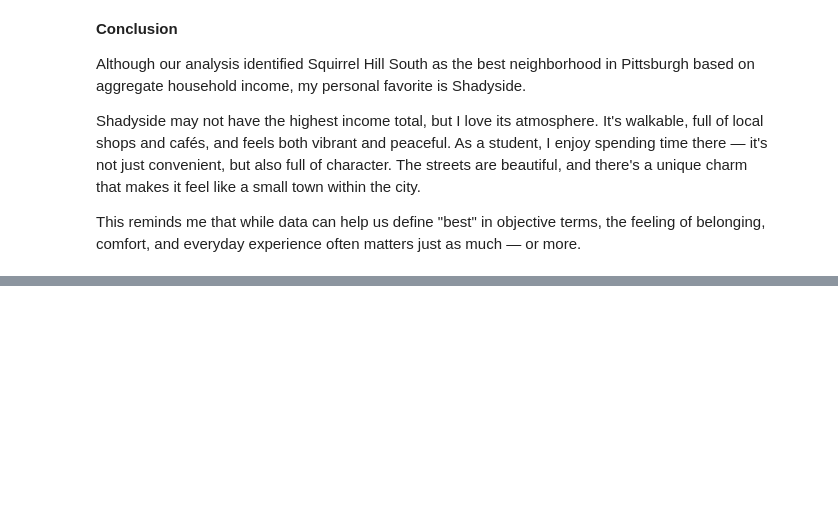
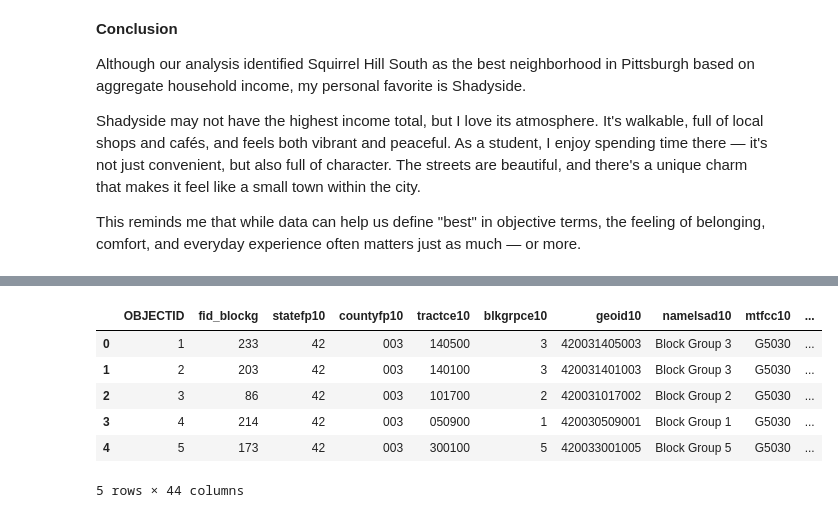
Before and after one commit to Keneth666/CMPINF-Final-Group8, a Jupyter notebook: hongyuliu_final.ipynb, the cells around one changed output, grey strips where cells are left out. Saved outputs shown, nothing was run; the diff lists cells and outputs as text; code cells hidden in the pictures; blank space fills up the shorter version.

```diff
--- a/hongyuliu_final.ipynb
+++ b/hongyuliu_final.ipynb
@@ -178,0 +192,10 @@ This reminds me that while data can help us define "best" in objective terms, th
+# %%
+merged.head()
+# %% [output]
+|  | OBJECTID | fid_blockg | statefp10 | countyfp10 | tractce10 | blkgrpce10 | geoid10 | namelsad10 | mtfcc10 | ... |
+| 0 | 1 | 233 | 42 | 003 | 140500 | 3 | 420031405003 | Block Group 3 | G5030 | ... |
+| 1 | 2 | 203 | 42 | 003 | 140100 | 3 | 420031401003 | Block Group 3 | G5030 | ... |
+| 2 | 3 | 86 | 42 | 003 | 101700 | 2 | 420031017002 | Block Group 2 | G5030 | ... |
+| 3 | 4 | 214 | 42 | 003 | 050900 | 1 | 420030509001 | Block Group 1 | G5030 | ... |
+| 4 | 5 | 173 | 42 | 003 | 300100 | 5 | 420033001005 | Block Group 5 | G5030 | ... |
+5 rows × 44 columns
```
Also changed, not shown: parts of 7 cells of this notebook, 9 other files.
